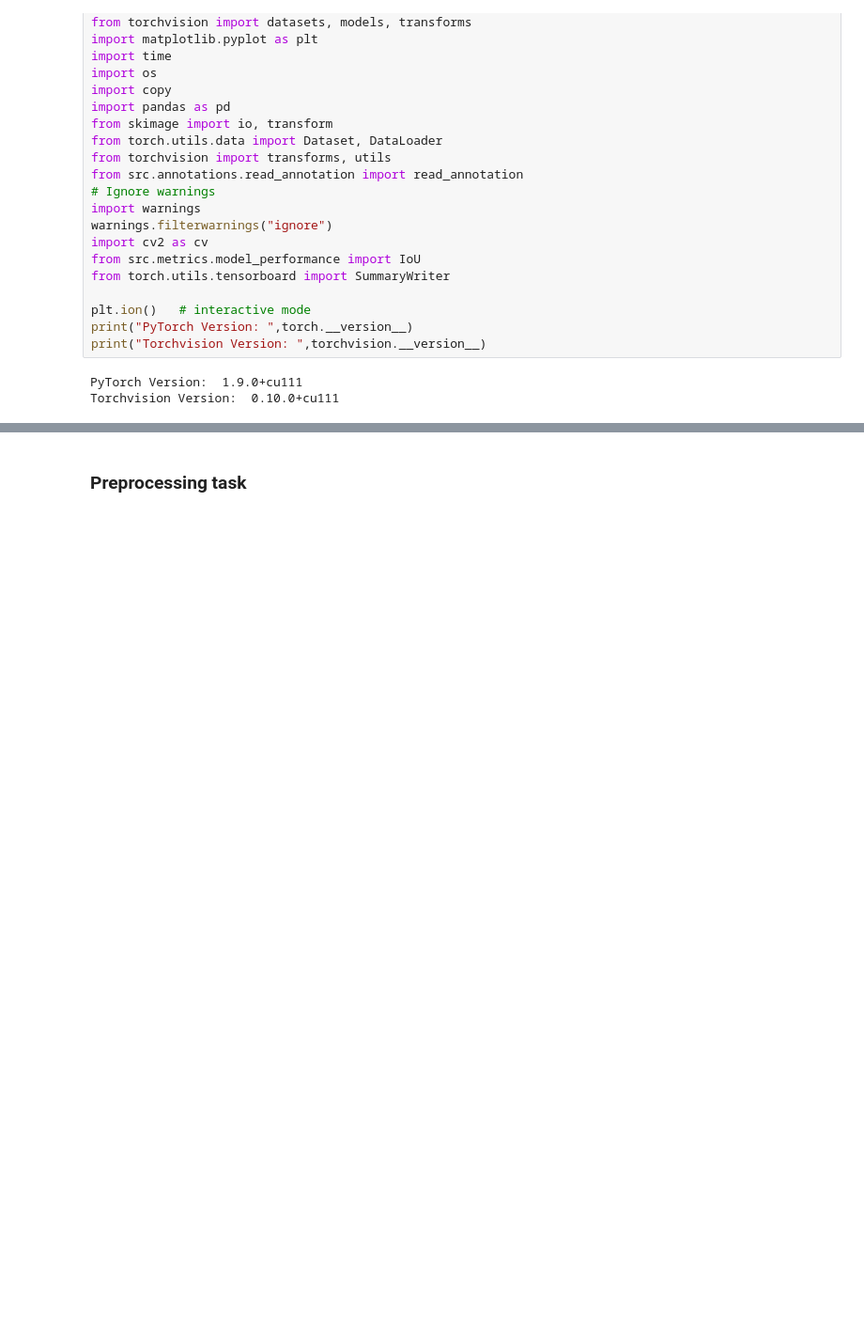
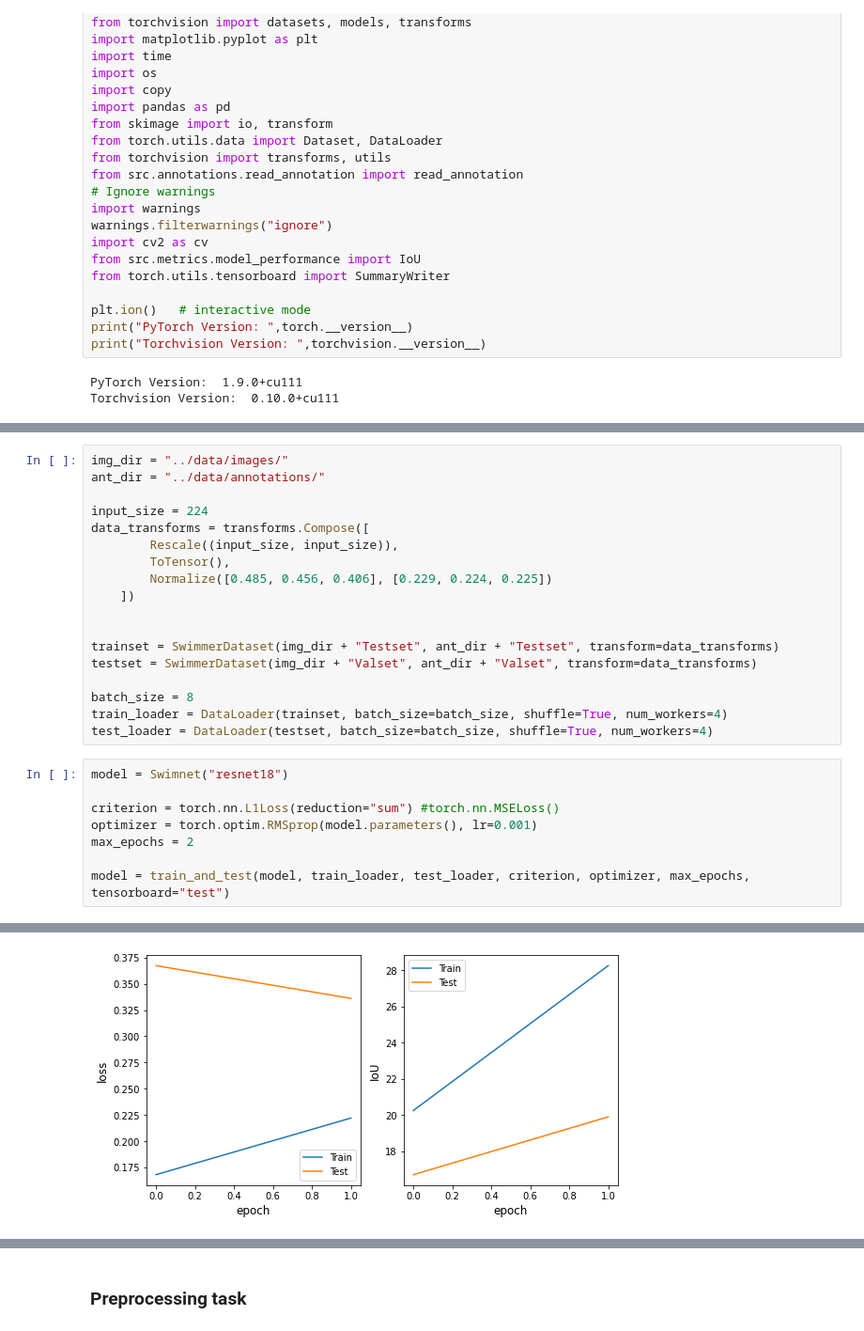
Before and after one commit to vbertret/SwimmerDetection, a Jupyter notebook: notebooks/PyTorch.ipynb, the cells around one changed output, grey strips where cells are left out. Shown: that part at 94% size. Drawn from its saved outputs; the diff is of its cells as text; blank space fills up the shorter version.

```diff
--- a/notebooks/PyTorch.ipynb
+++ b/notebooks/PyTorch.ipynb
@@ -31,0 +40,27 @@ Torchvision Version:  0.10.0+cu111
+# %%
+img_dir = "../data/images/"
+ant_dir = "../data/annotations/"
+
+input_size = 224
+data_transforms = transforms.Compose([
+        Rescale((input_size, input_size)),
+        ToTensor(),
+        Normalize([0.485, 0.456, 0.406], [0.229, 0.224, 0.225])
+    ])
+
+
+trainset = SwimmerDataset(img_dir + "Testset", ant_dir + "Testset", transform=data_transforms)
+testset = SwimmerDataset(img_dir + "Valset", ant_dir + "Valset", transform=data_transforms)
+
+batch_size = 8
+train_loader = DataLoader(trainset, batch_size=batch_size, shuffle=True, num_workers=4)
+test_loader = DataLoader(testset, batch_size=batch_size, shuffle=True, num_workers=4)
+# %%
+model = Swimnet("resnet18")
+
+criterion = torch.nn.L1Loss(reduction="sum") #torch.nn.MSELoss()
+optimizer = torch.optim.RMSprop(model.parameters(), lr=0.001)
+max_epochs = 2
+
+model = train_and_test(model, train_loader, test_loader, criterion, optimizer, max_epochs, tensorboard="test")
+# %% [output]
@@ -31,0 +70 @@ Torchvision Version:  0.10.0+cu111
+[figure, added]
```
Also changed, not shown: parts of 5 cells of this notebook, 3 other files.
